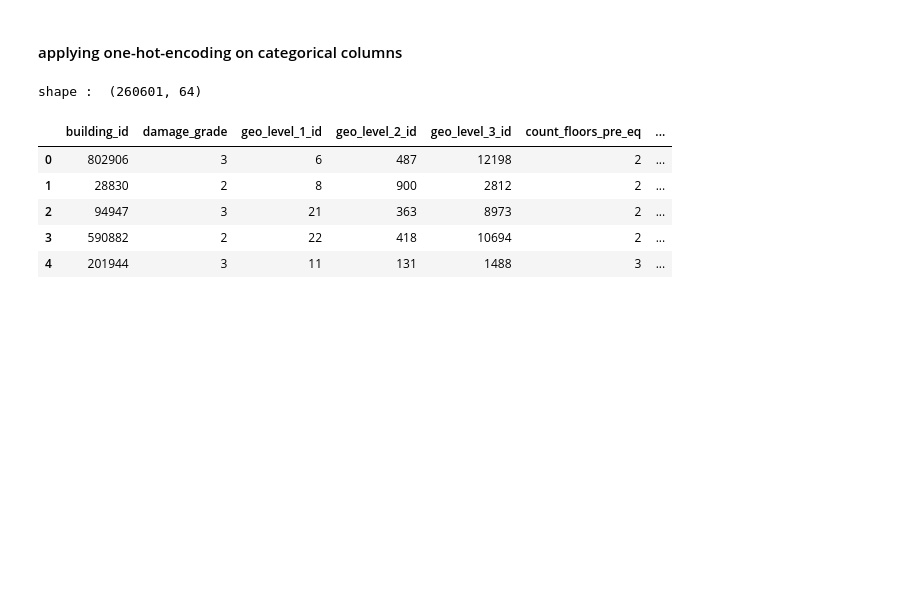
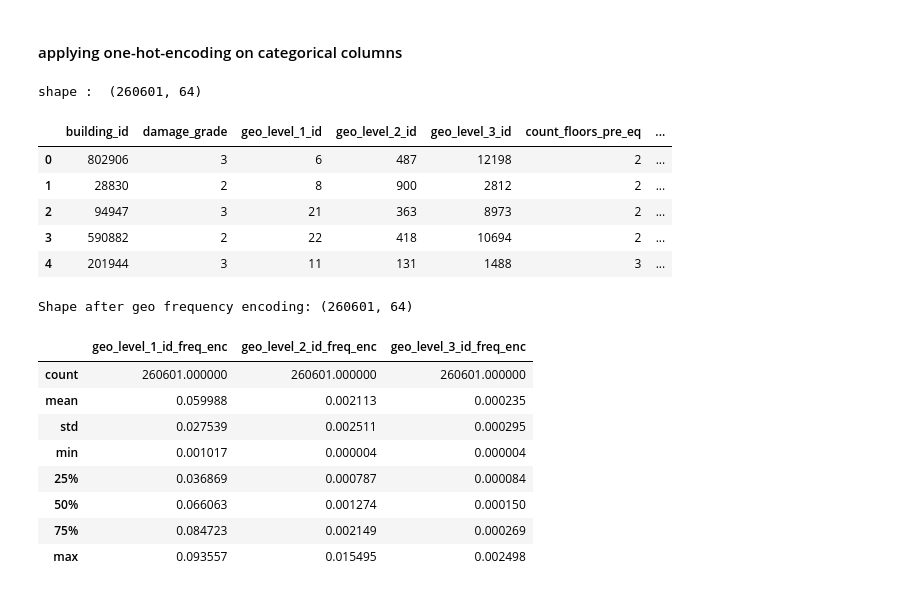
Before and after one commit to rehandbit/Nepal-Earthquake, a Jupyter notebook: Nepal_Earthquake.ipynb, the cells around one changed output. Cells and saved outputs as stored; diff of their text form; code cells hidden in the pictures; blank space fills up the shorter version.

```diff
--- a/Nepal_Earthquake.ipynb
+++ b/Nepal_Earthquake.ipynb
@@ -487,3 +488,28 @@ df_encoded.head(5)
 | 2 | 94947 | 3 | 21 | 363 | 8973 | 2 | ... |
 | 3 | 590882 | 2 | 22 | 418 | 10694 | 2 | ... |
 | 4 | 201944 | 3 | 11 | 131 | 1488 | 3 | ... |
+# %%
+
+geo_cols = ["geo_level_1_id", "geo_level_2_id", "geo_level_3_id"]
+
+for col in geo_cols:
+    freq_map = df_encoded[col].value_counts(normalize=True)
+    df_encoded[col + "_freq_enc"] = df_encoded[col].map(freq_map)
+
+
+df_encoded = df_encoded.drop(columns=geo_cols)
+
+print("Shape after geo frequency encoding:", df_encoded.shape)
+
+df_encoded[[c for c in df_encoded.columns if "freq_enc" in c]].describe()
+# %% [output]
+Shape after geo frequency encoding: (260601, 64)
+|  | geo_level_1_id_freq_enc | geo_level_2_id_freq_enc | geo_level_3_id_freq_enc |
+| count | 260601.000000 | 260601.000000 | 260601.000000 |
+| mean | 0.059988 | 0.002113 | 0.000235 |
+| std | 0.027539 | 0.002511 | 0.000295 |
+| min | 0.001017 | 0.000004 | 0.000004 |
+| 25% | 0.036869 | 0.000787 | 0.000084 |
+| 50% | 0.066063 | 0.001274 | 0.000150 |
+| 75% | 0.084723 | 0.002149 | 0.000269 |
+| max | 0.093557 | 0.015495 | 0.002498 |
```
Also changed, not shown: parts of 4 cells of this notebook.
